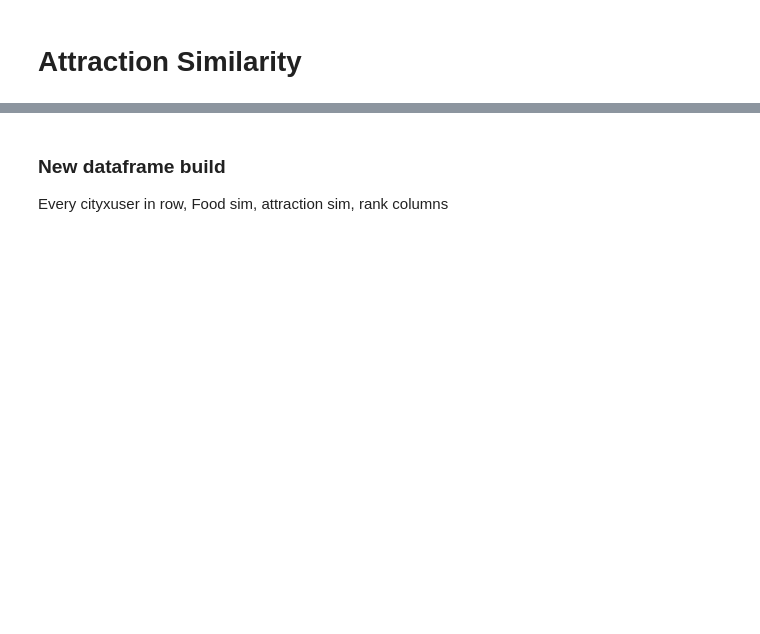
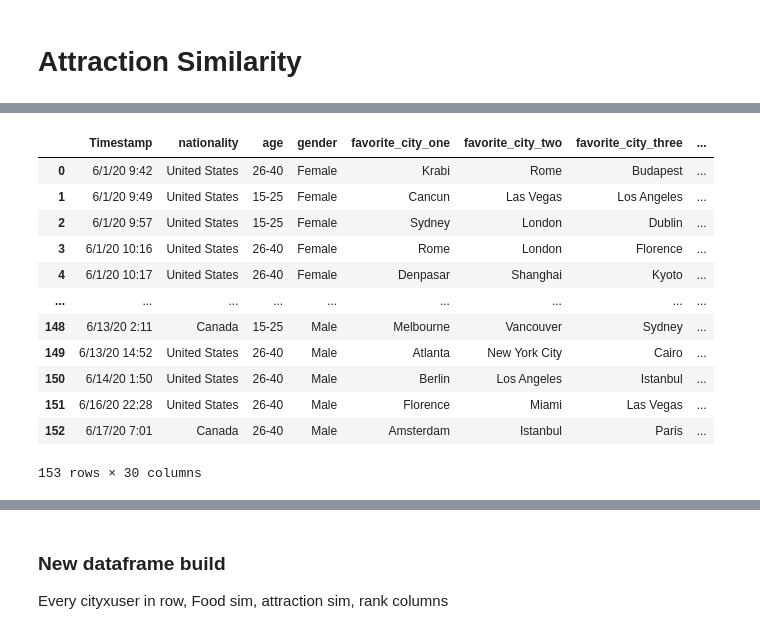
Before and after one commit to Maddienis/travel_app_sm, a Jupyter notebook: notebooks/User_city_sim.ipynb, the cells around one changed output, grey strips where cells are left out. Saved outputs shown, nothing was run; the diff lists cells and outputs as text; code cells hidden in the pictures; blank space fills up the shorter version.

```diff
--- a/notebooks/User_city_sim.ipynb
+++ b/notebooks/User_city_sim.ipynb
@@ -209,6 +554,22 @@ df.rename(columns = {'What country are you from? ': 'nationality', 'Age Range':
                     "From the following types of tourist attractions, which ones are you likely to go do while traveling? [Park ]": 'park',
                     "From the following types of tourist attractions, which ones are you likely to go do while traveling? [Natural Feature / Beach]": 'natural_feature',
                     "From the following types of tourist attractions, which ones are you likely to go do while traveling? [Place of Worship (Church/Temple)]": 'place_of_worship'}, inplace=True )
+# %%
+df
+# %% [output]
+|  | Timestamp | nationality | age | gender | favorite_city_one | favorite_city_two | favorite_city_three | ... |
+| 0 | 6/1/20 9:42 | United States | 26-40 | Female | Krabi | Rome | Budapest | ... |
+| 1 | 6/1/20 9:49 | United States | 15-25 | Female | Cancun | Las Vegas | Los Angeles | ... |
+| 2 | 6/1/20 9:57 | United States | 15-25 | Female | Sydney | London | Dublin | ... |
+| 3 | 6/1/20 10:16 | United States | 26-40 | Female | Rome | London | Florence | ... |
+| 4 | 6/1/20 10:17 | United States | 26-40 | Female | Denpasar | Shanghai | Kyoto | ... |
+| ... | ... | ... | ... | ... | ... | ... | ... | ... |
+| 148 | 6/13/20 2:11 | Canada | 15-25 | Male | Melbourne | Vancouver | Sydney | ... |
+| 149 | 6/13/20 14:52 | United States | 26-40 | Male | Atlanta | New York City | Cairo | ... |
+| 150 | 6/14/20 1:50 | United States | 26-40 | Male | Berlin | Los Angeles | Istanbul | ... |
+| 151 | 6/16/20 22:28 | United States | 26-40 | Male | Florence | Miami | Las Vegas | ... |
+| 152 | 6/17/20 7:01 | Canada | 26-40 | Male | Amsterdam | Istanbul | Paris | ... |
+153 rows × 30 columns
 # %%
 user_attraction = df[['nationality', 'age', 'gender', 'amusement_park', 'museum', 'park', 'art_gallery', 'aquarium', 'zoo',
                      'library', 'movie_theater', 'natural_feature', 'place_of_worship', 'store']].copy()
```
Also changed, not shown: parts of 83 cells of this notebook, 2 other files.
